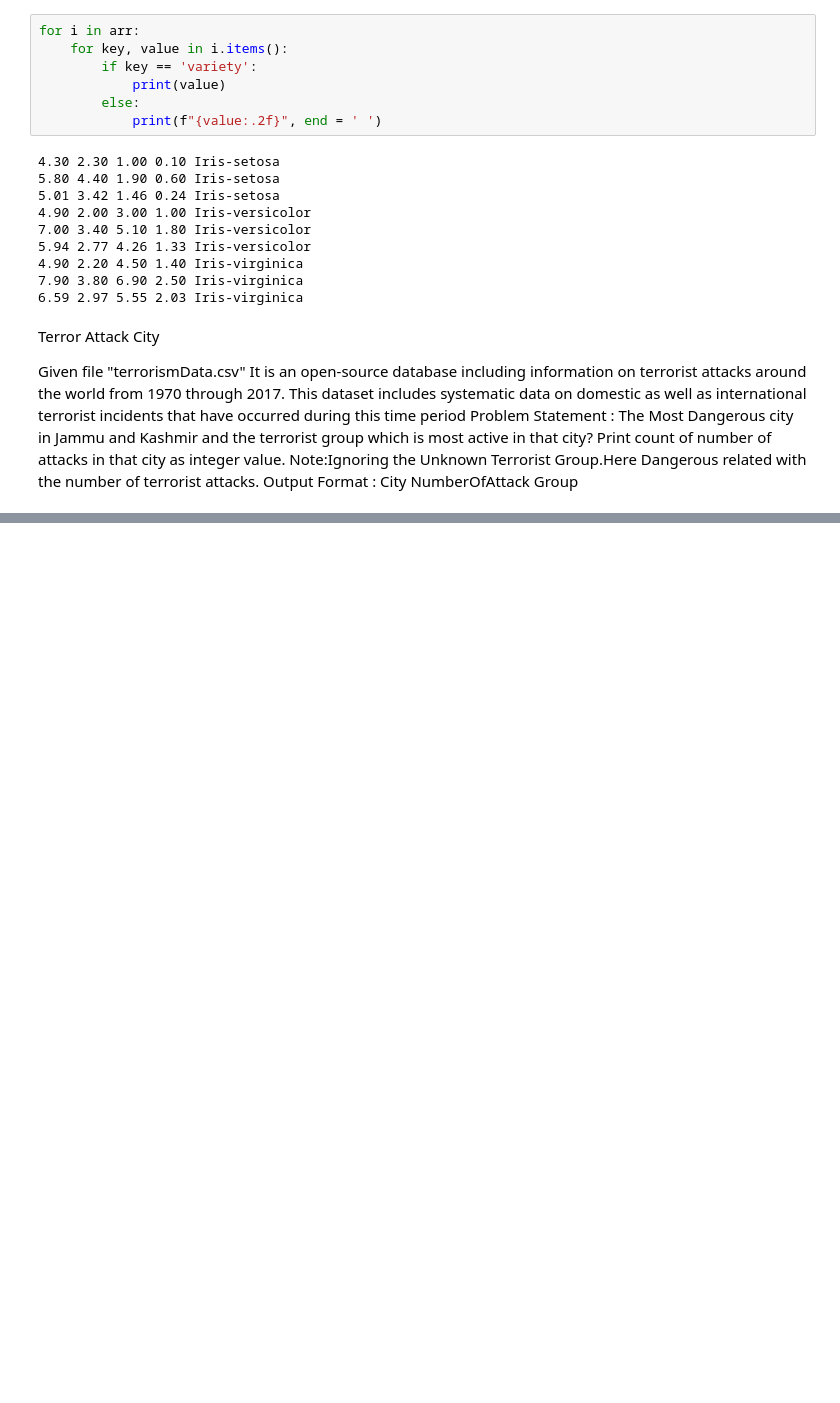
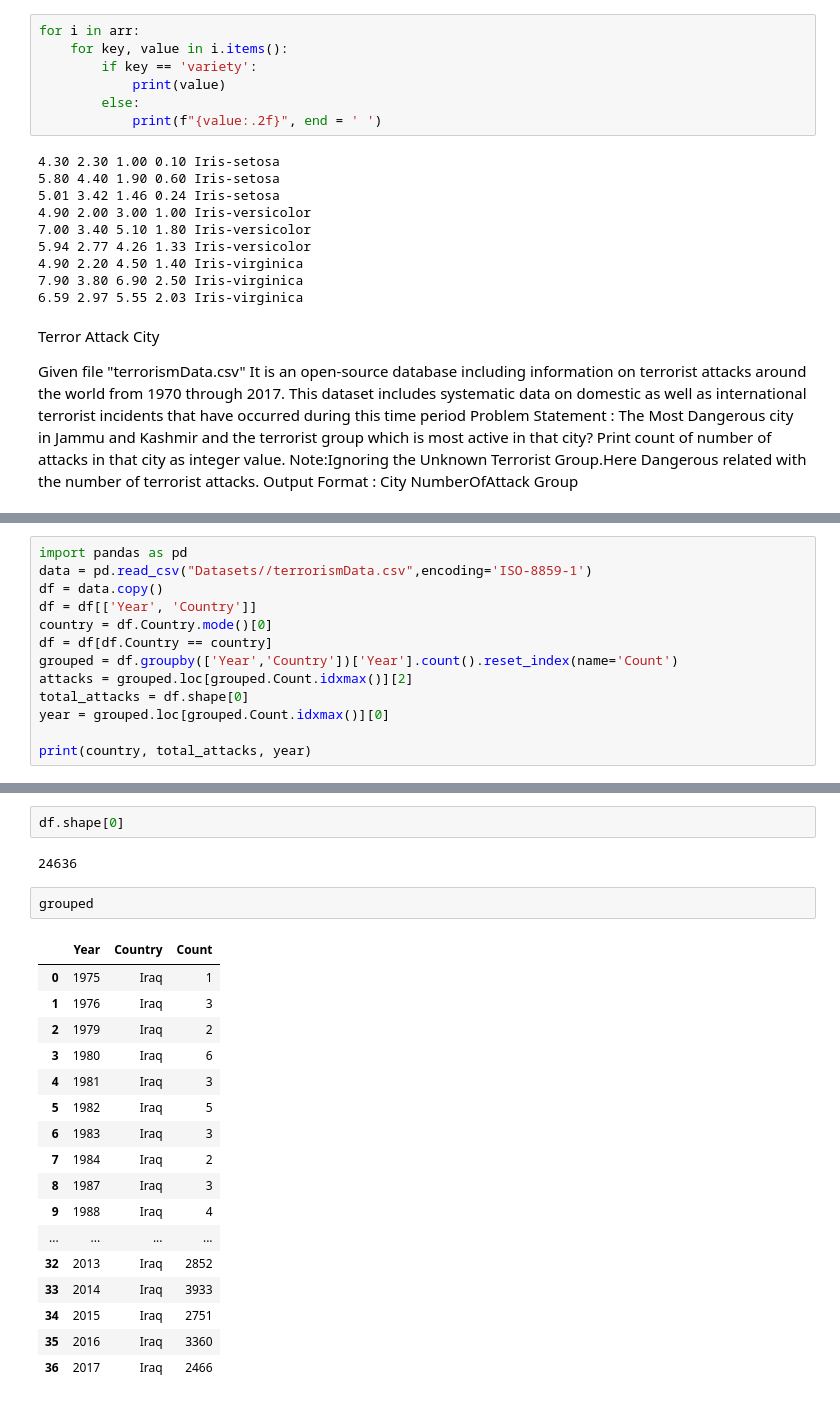
Before and after one commit to Xicoat/DataScienceCourse, a Jupyter notebook: 12_Pandas/Pandas.ipynb, the cells around one changed output, grey strips where cells are left out. Drawn from its saved outputs; the diff is of its cells as text; blank space fills up the shorter version.

```diff
--- a/12_Pandas/Pandas.ipynb
+++ b/12_Pandas/Pandas.ipynb
@@ -547,0 +715,13 @@ City NumberOfAttack Group
+# %%
+import pandas as pd
+data = pd.read_csv("Datasets//terrorismData.csv",encoding='ISO-8859-1')
+df = data.copy()
+df = df[['Year', 'Country']]
+country = df.Country.mode()[0]
+df = df[df.Country == country]
+grouped = df.groupby(['Year','Country'])['Year'].count().reset_index(name='Count')
+attacks = grouped.loc[grouped.Count.idxmax()][2]
+total_attacks = df.shape[0]
+year = grouped.loc[grouped.Count.idxmax()][0]
+
+print(country, total_attacks, year)
@@ -547,0 +748,24 @@ City NumberOfAttack Group
+# %%
+df.shape[0]
+# %% [output]
+24636
+# %%
+grouped
+# %% [output]
+|  | Year | Country | Count |
+| 0 | 1975 | Iraq | 1 |
+| 1 | 1976 | Iraq | 3 |
+| 2 | 1979 | Iraq | 2 |
+| 3 | 1980 | Iraq | 6 |
+| 4 | 1981 | Iraq | 3 |
+| 5 | 1982 | Iraq | 5 |
+| 6 | 1983 | Iraq | 3 |
+| 7 | 1984 | Iraq | 2 |
+| 8 | 1987 | Iraq | 3 |
+| 9 | 1988 | Iraq | 4 |
+| ... | ... | ... | ... |
+| 32 | 2013 | Iraq | 2852 |
+| 33 | 2014 | Iraq | 3933 |
+| 34 | 2015 | Iraq | 2751 |
+| 35 | 2016 | Iraq | 3360 |
+| 36 | 2017 | Iraq | 2466 |
```
Also changed, not shown: parts of 16 cells of this notebook.
